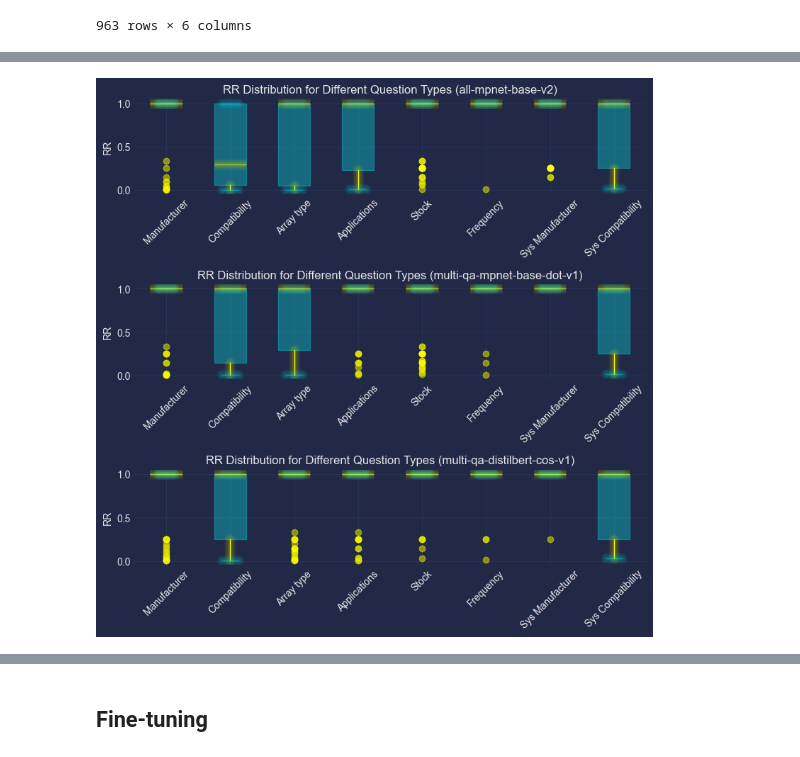
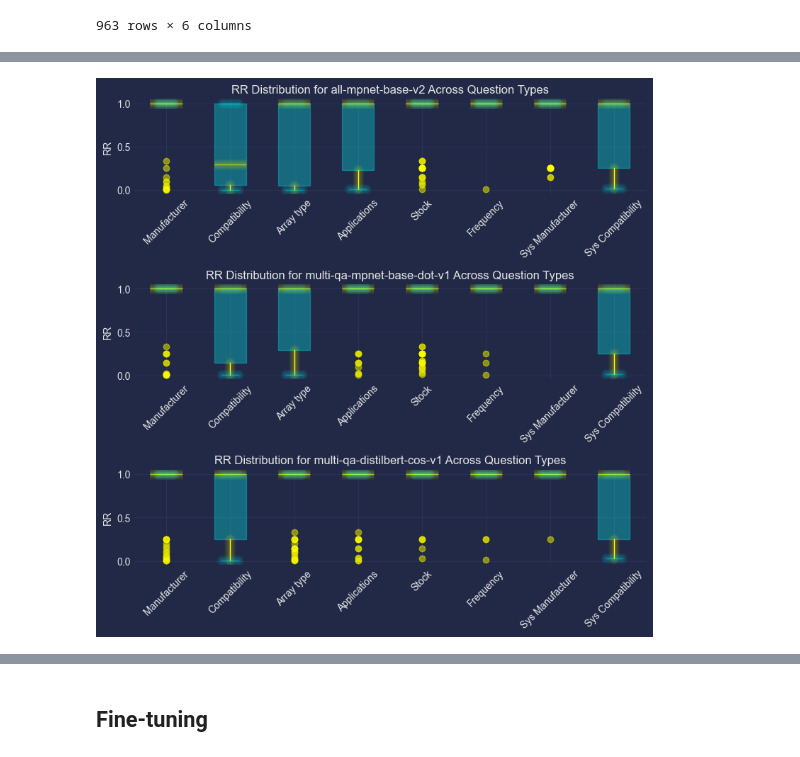
Before and after one commit to dennisvdang/QA-Retrieval-System, a Jupyter notebook: notebooks/qa_system.ipynb, the cells around one changed output, grey strips where cells are left out. Cells and saved outputs as stored; diff of their text form; code cells hidden in the pictures.

```diff
--- a/notebooks/qa_system.ipynb
+++ b/notebooks/qa_system.ipynb
@@ -473,35 +475,35 @@ model_order = ['all-mpnet-base-v2', 'multi-qa-mpnet-base-dot-v1', 'multi-qa-dist
 
 # Filter RR values for different 'probes' and 'systems' question types
 probe_types = ['manufacturer', 'compatibility', 'array type', 'applications', 'stock', 'frequency']
 system_types = ['manufacturer', 'compatibility']
 
 results_rr_by_type = {key: {ptype: df[df['tags'].apply(lambda x: 'probes' in x and ptype in x)]['rr'].dropna() for ptype in probe_types} for key, df in results.items()}
 
 # Add 'systems' question types to the results
 for key, df in results.items():
     results_rr_by_type[key].update({f'systems_{stype}': df[df['tags'].apply(lambda x: 'systems' in x and stype in x)]['rr'].dropna() for stype in system_types})
 
 # Define the complete list of question types
 all_types = probe_types + [f'systems_{stype}' for stype in system_types]
 labels = [ptype.capitalize() for ptype in probe_types] + [f'Sys {stype.capitalize()}' for stype in system_types]
 
 # Create the boxplot
 fig, ax = plt.subplots(len(model_order), 1, figsize=(8, 8))  # Adjust the figure size
 
 for i, model_key in enumerate(model_order):
     rr_by_type = results_rr_by_type[model_key]
     data = [rr_by_type[ptype] for ptype in all_types if ptype in rr_by_type]
     box = ax[i].boxplot(data, vert=True, patch_artist=True, medianprops=dict(color='yellow', alpha=0.5), boxprops=dict(facecolor='cyan', alpha=0.3, edgecolor='cyan'), capprops=dict(color='cyan', alpha=0.3), whiskerprops=dict(color='yellow'), flierprops=dict(markeredgecolor='yellow', markerfacecolor='yellow', alpha=0.3))
     ax[i].set_xticklabels(labels, rotation=45)
     ax[i].set_ylabel('RR')
-    ax[i].set_title(f'RR Distribution for Different Question Types ({model_key})')
+    ax[i].set_title(f'RR Distribution for {model_key} Across Question Types')
 
     mplcyberpunk.make_lines_glow(ax[i])
 
 plt.tight_layout()
 plt.show()
 # %% [output]
-[figure, old version]
+[figure, new version]
 # %%
 # Calculate means and standard errors
 mean_rr_by_type = {}
```
Also changed, not shown: parts of 2 cells of this notebook, 8 other files.
